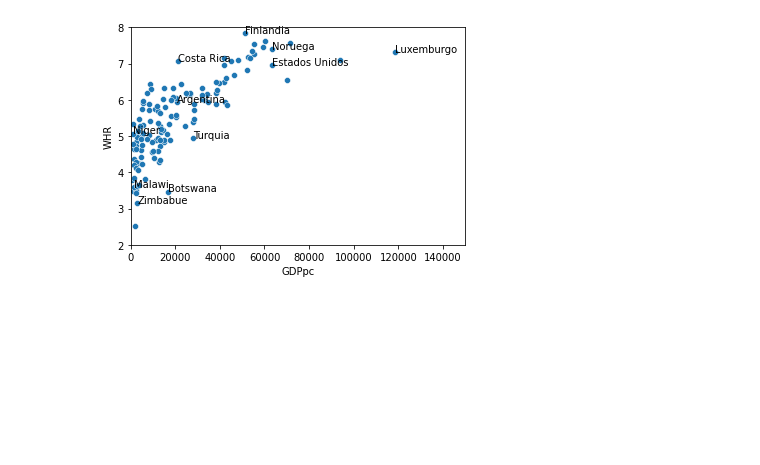
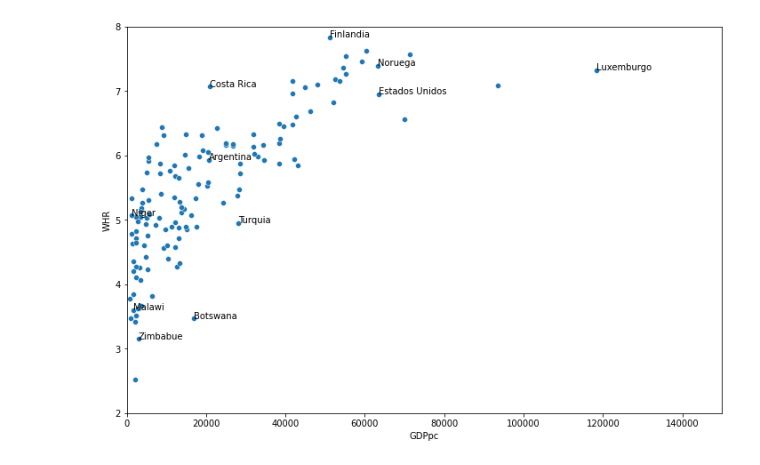
Before and after one commit to LCaravaggio/Cosas_Sueltas, a Jupyter notebook: Graph_Tesis.ipynb, the cells around one changed output. Cells and saved outputs as stored; diff of their text form; code cells hidden in the pictures; blank space fills up the shorter version.

```diff
--- a/Graph_Tesis.ipynb
+++ b/Graph_Tesis.ipynb
@@ -11,17 +11,20 @@ df = pd.read_csv("https://raw.githubusercontent.com/LCaravaggio/Cosas_Sueltas/ma
 # %%
 # use the scatterplot function to build the bubble map
 p1= sns.scatterplot(data=data, x=df.GDPpc, y=df.WHR, legend=False)
 p1.set(xlim=(0, 150000))
 p1.set(ylim=(2, 8))
+
+fig = plt.gcf()
+fig.set_size_inches(12, 8)
 
 for line in range(0,df.shape[0]):
      if df.annotation[line] ==1:
        p1.text(df.GDPpc[line] +0.1, df.WHR[line] , df.Name[line] , horizontalalignment='left', size='medium', color='black')
 
 # show the graph
 plt.show()
 # %% [output]
-[figure, old version]
+[figure, new version]
 # %%
 p2=sns.scatterplot(data=data, x=df.Gini, y=df.WHR, legend=False)
 p2.set(xlim=(20, 70))
```
Also changed, not shown: parts of 1 cell of this notebook.
